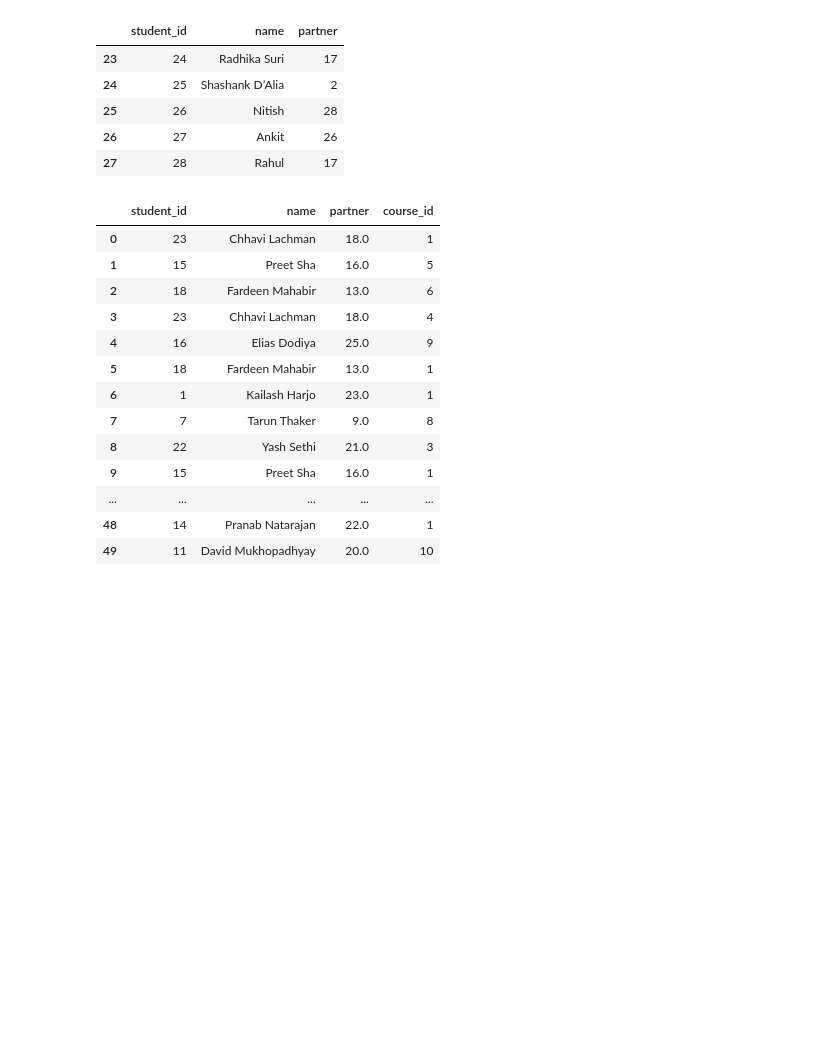
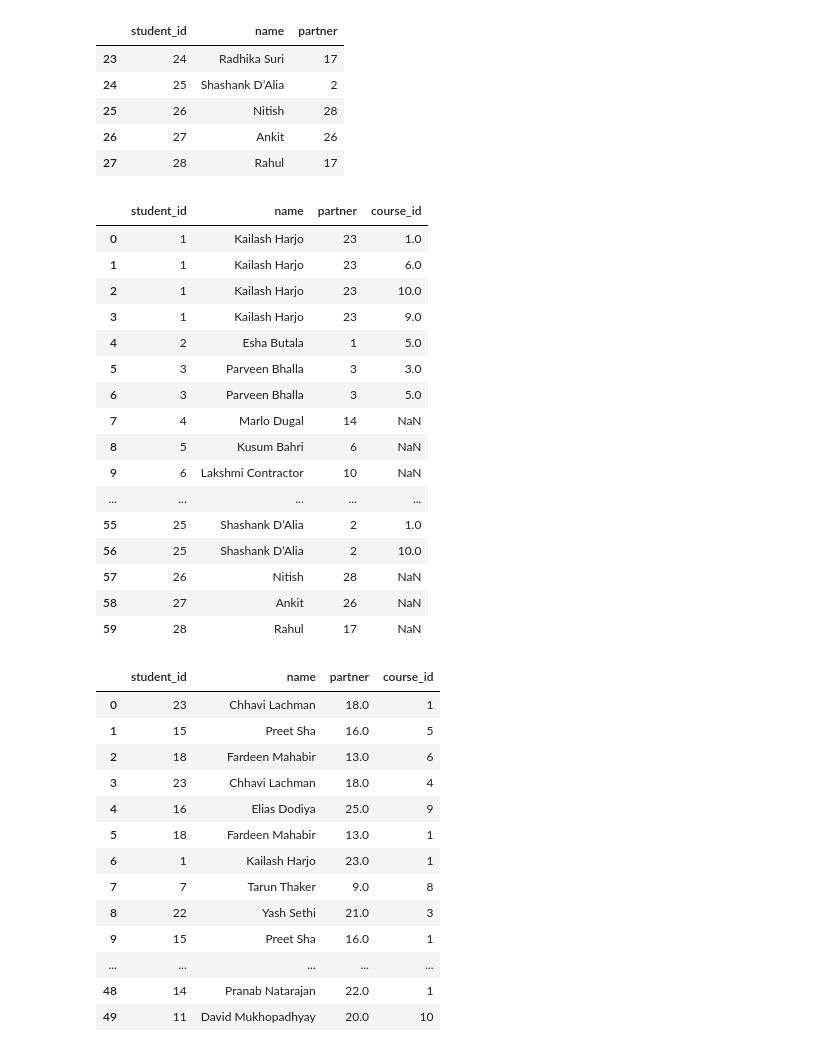
Before and after one commit to AhmadBinAbdulJabbar/campusx, a Jupyter notebook: session_20_merging.ipynb, the cells around one changed output. Cells and saved outputs as stored; diff of their text form; code cells hidden in the pictures; blank space fills up the shorter version.

```diff
--- a/session_20_merging.ipynb
+++ b/session_20_merging.ipynb
@@ -167,6 +227,27 @@ students.tail()
 | 25 | 26 | Nitish | 28 |
 | 26 | 27 | Ankit | 26 |
 | 27 | 28 | Rahul | 17 |
+# %%
+students.merge(regs, how='right', on='student_id')
+students.merge(regs, how='left', on='student_id')
+# %% [output]
+|  | student_id | name | partner | course_id |
+| 0 | 1 | Kailash Harjo | 23 | 1.0 |
+| 1 | 1 | Kailash Harjo | 23 | 6.0 |
+| 2 | 1 | Kailash Harjo | 23 | 10.0 |
+| 3 | 1 | Kailash Harjo | 23 | 9.0 |
+| 4 | 2 | Esha Butala | 1 | 5.0 |
+| 5 | 3 | Parveen Bhalla | 3 | 3.0 |
+| 6 | 3 | Parveen Bhalla | 3 | 5.0 |
+| 7 | 4 | Marlo Dugal | 14 | NaN |
+| 8 | 5 | Kusum Bahri | 6 | NaN |
+| 9 | 6 | Lakshmi Contractor | 10 | NaN |
+| ... | ... | ... | ... | ... |
+| 55 | 25 | Shashank D’Alia | 2 | 1.0 |
+| 56 | 25 | Shashank D’Alia | 2 | 10.0 |
+| 57 | 26 | Nitish | 28 | NaN |
+| 58 | 27 | Ankit | 26 | NaN |
+| 59 | 28 | Rahul | 17 | NaN |
 # %%
 students.merge(regs,how='right',on='student_id')
 # %% [output]
```
Also changed, not shown: parts of 31 cells of this notebook.
